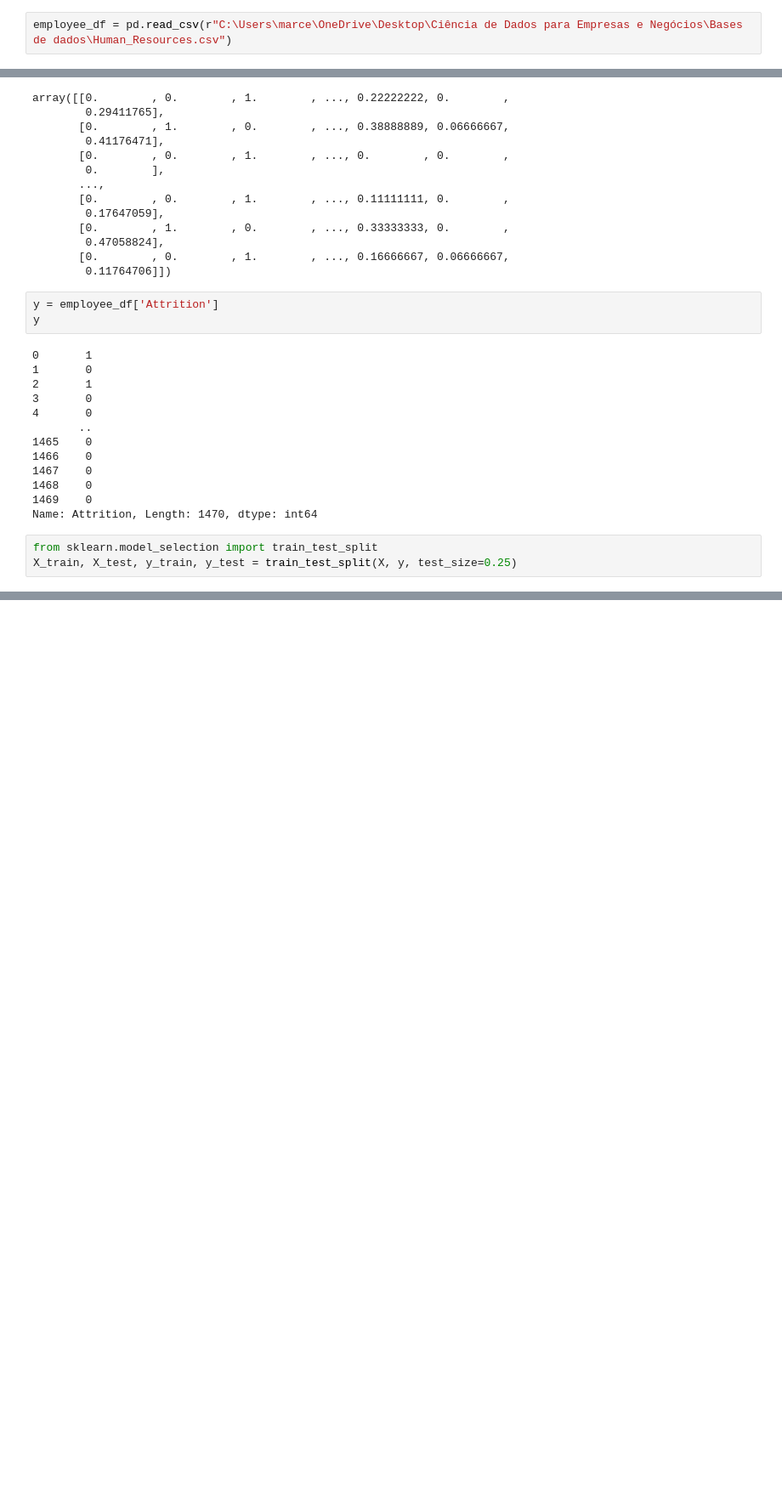
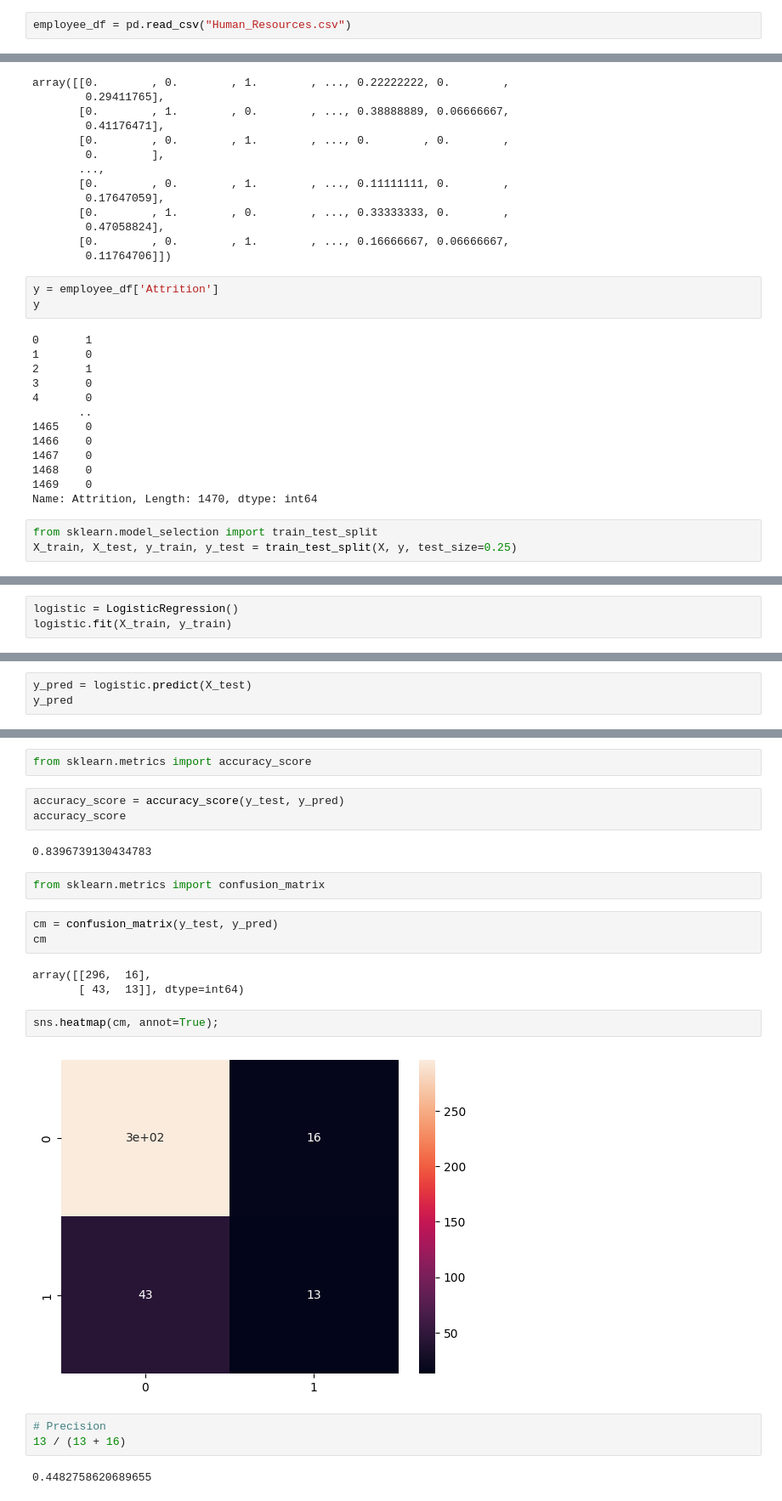
Before and after one commit to MarceloMargreiter/Tendencia_TurnOver, a Jupyter notebook: tendencia_turnover.ipynb, the cells around one changed output, grey strips where cells are left out. Shown at 85% size. Cells and saved outputs as stored; diff of their text form; blank space fills up the shorter version.

```diff
--- a/tendencia_turnover.ipynb
+++ b/tendencia_turnover.ipynb
@@ -10,7 +10,7 @@ import matplotlib.pyplot as plt
 # %% [markdown]
 ## Importando DF
 # %%
-employee_df = pd.read_csv(r"C:\Users\marce\OneDrive\Desktop\Ciência de Dados para Empresas e Negócios\Bases de dados\Human_Resources.csv")
+employee_df = pd.read_csv("Human_Resources.csv")
 # %% [markdown]
 ## Visualisação de dados
 # %%
@@ -413,0 +418,3 @@ X_test.shape, y_test
+# %%
+logistic = LogisticRegression()
+logistic.fit(X_train, y_train)
@@ -413,0 +423,3 @@ X_test.shape, y_test
+# %%
+y_pred = logistic.predict(X_test)
+y_pred
@@ -413,0 +459,24 @@ X_test.shape, y_test
+# %%
+from sklearn.metrics import accuracy_score
+# %%
+accuracy_score = accuracy_score(y_test, y_pred)
+accuracy_score
+# %% [output]
+0.8396739130434783
+# %%
+from sklearn.metrics import confusion_matrix
+# %%
+cm = confusion_matrix(y_test, y_pred)
+cm
+# %% [output]
+array([[296,  16],
+       [ 43,  13]], dtype=int64)
+# %%
+sns.heatmap(cm, annot=True);
+# %% [output]
+[figure, added]
+# %%
+# Precision
+13 / (13 + 16)
+# %% [output]
+0.4482758620689655
```
Also changed, not shown: parts of 13 cells of this notebook, 1 other file.
